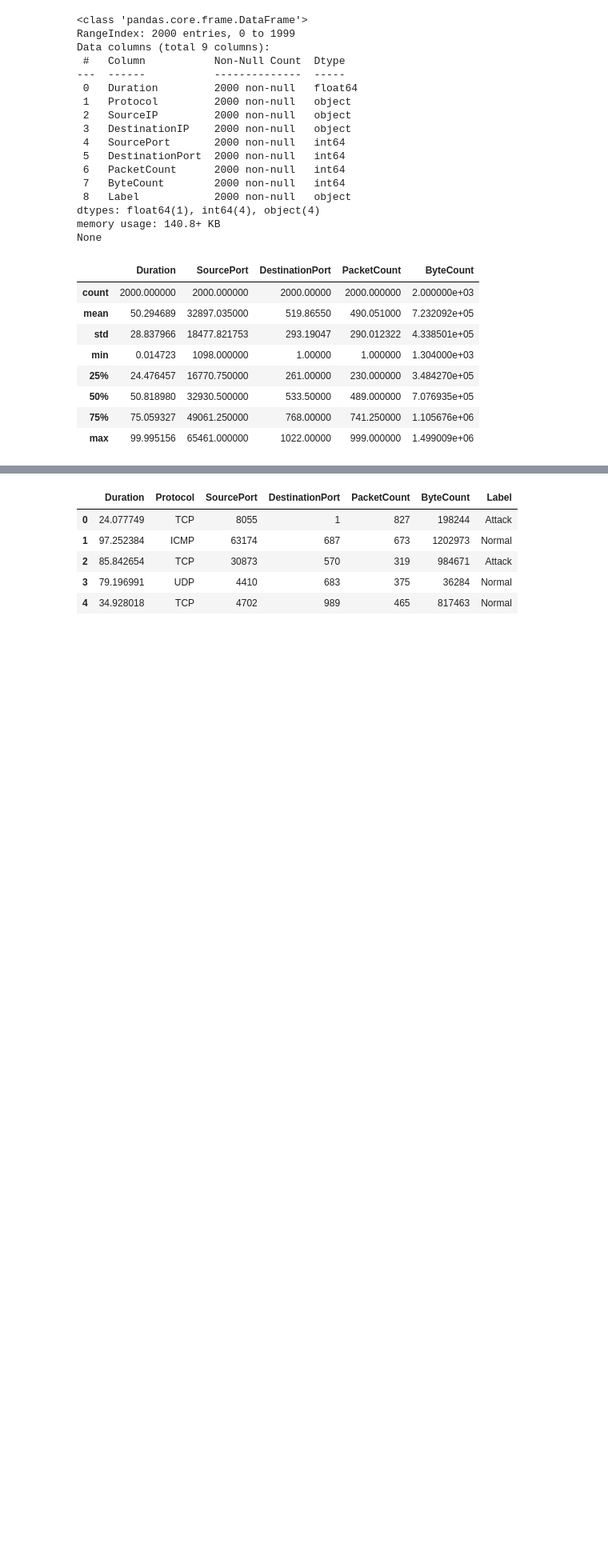
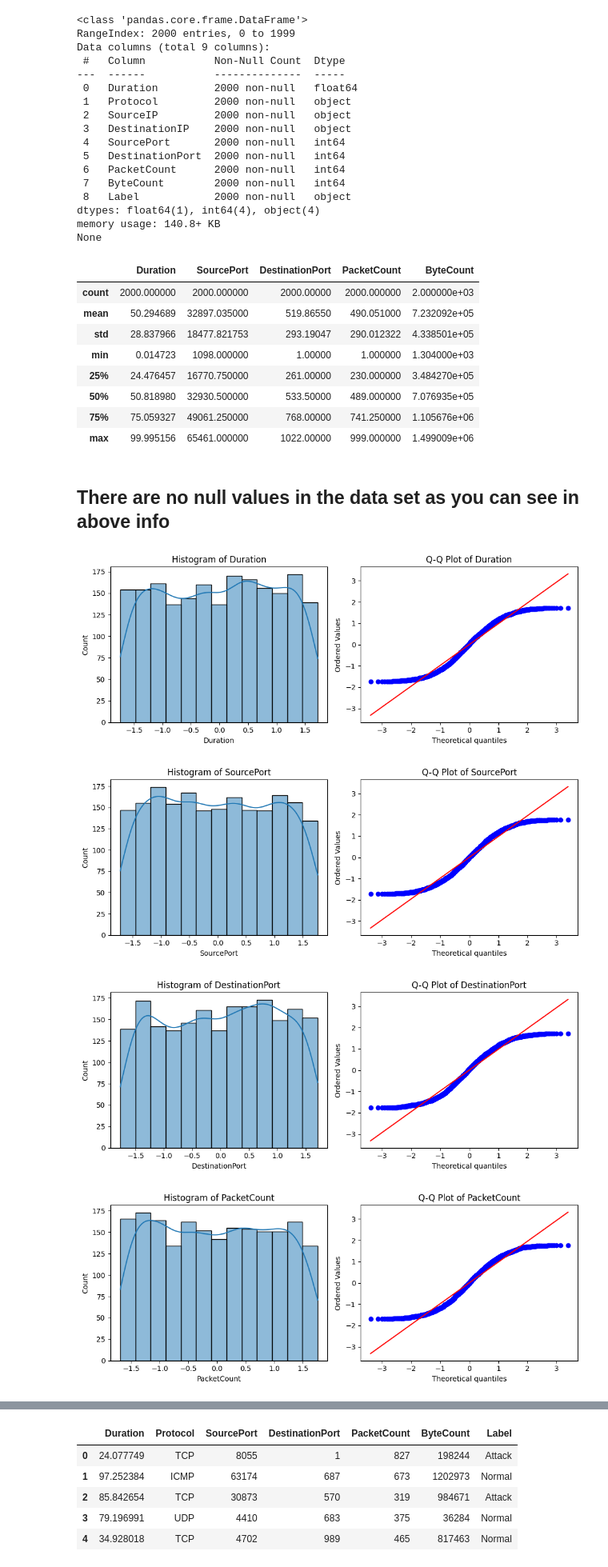
Before and after one commit to vivekprojects-GIT/Network-Traffic-Data-for-Intrusion-Detection, a Jupyter notebook: 1_EDA.ipynb, the cells around one changed output, grey strips where cells are left out. Shown at 80% size. Saved outputs shown, nothing was run; the diff lists cells and outputs as text; code cells hidden in the pictures; blank space fills up the shorter version.

```diff
--- a/1_EDA.ipynb
+++ b/1_EDA.ipynb
@@ -100,6 +101,32 @@ None
 | 50% | 50.818980 | 32930.500000 | 533.50000 | 489.000000 | 7.076935e+05 |
 | 75% | 75.059327 | 49061.250000 | 768.00000 | 741.250000 | 1.105676e+06 |
 | max | 99.995156 | 65461.000000 | 1022.00000 | 999.000000 | 1.499009e+06 |
+# %% [markdown]
+## There are no null values in the data set as you can see in above info
 # %%
 # Drop IP columns since they're categorical and not useful for training
 df = df.drop(['SourceIP', 'DestinationIP'], axis=1)
+# %%
+num_cols = ['Duration', 'SourcePort', 'DestinationPort', 'PacketCount', 'ByteCount']
+
+# 1. Check normality using histograms and Q-Q plots
+for col in num_cols:
+    plt.figure(figsize=(10, 4))
+
+    # Plot histogram
+    plt.subplot(1, 2, 1)
+    sns.histplot(df[col], kde=True)
+    plt.title(f'Histogram of {col}')
+
+    # Plot Q-Q plot
+    plt.subplot(1, 2, 2)
+    stats.probplot(df[col], dist="norm", plot=plt)
+    plt.title(f'Q-Q Plot of {col}')
+
+    plt.tight_layout()
+    plt.show()
+# %% [output]
+[figure, added]
+[figure, added]
+[figure, added]
+[figure, added]
```
Also changed, not shown: parts of 7 cells of this notebook.
